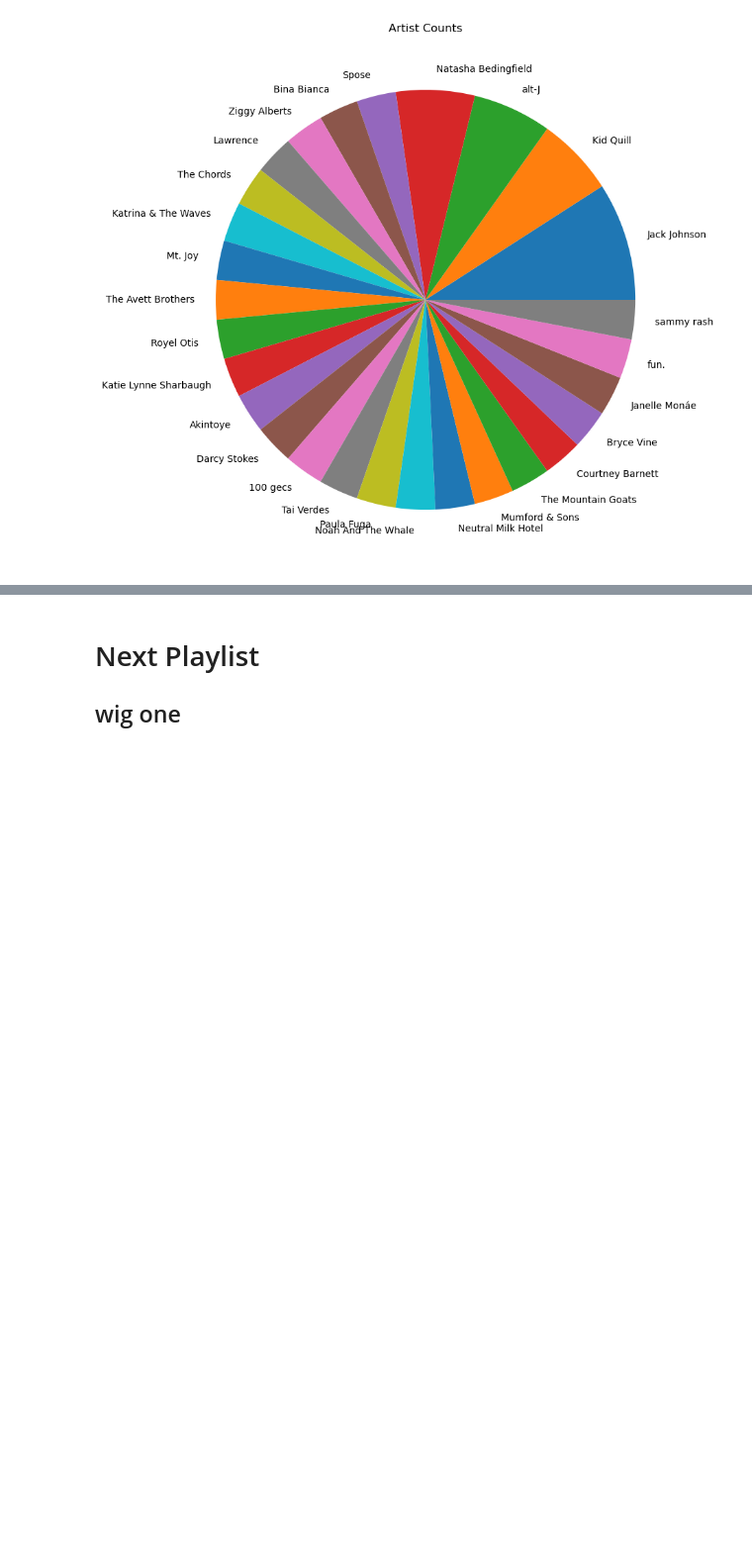
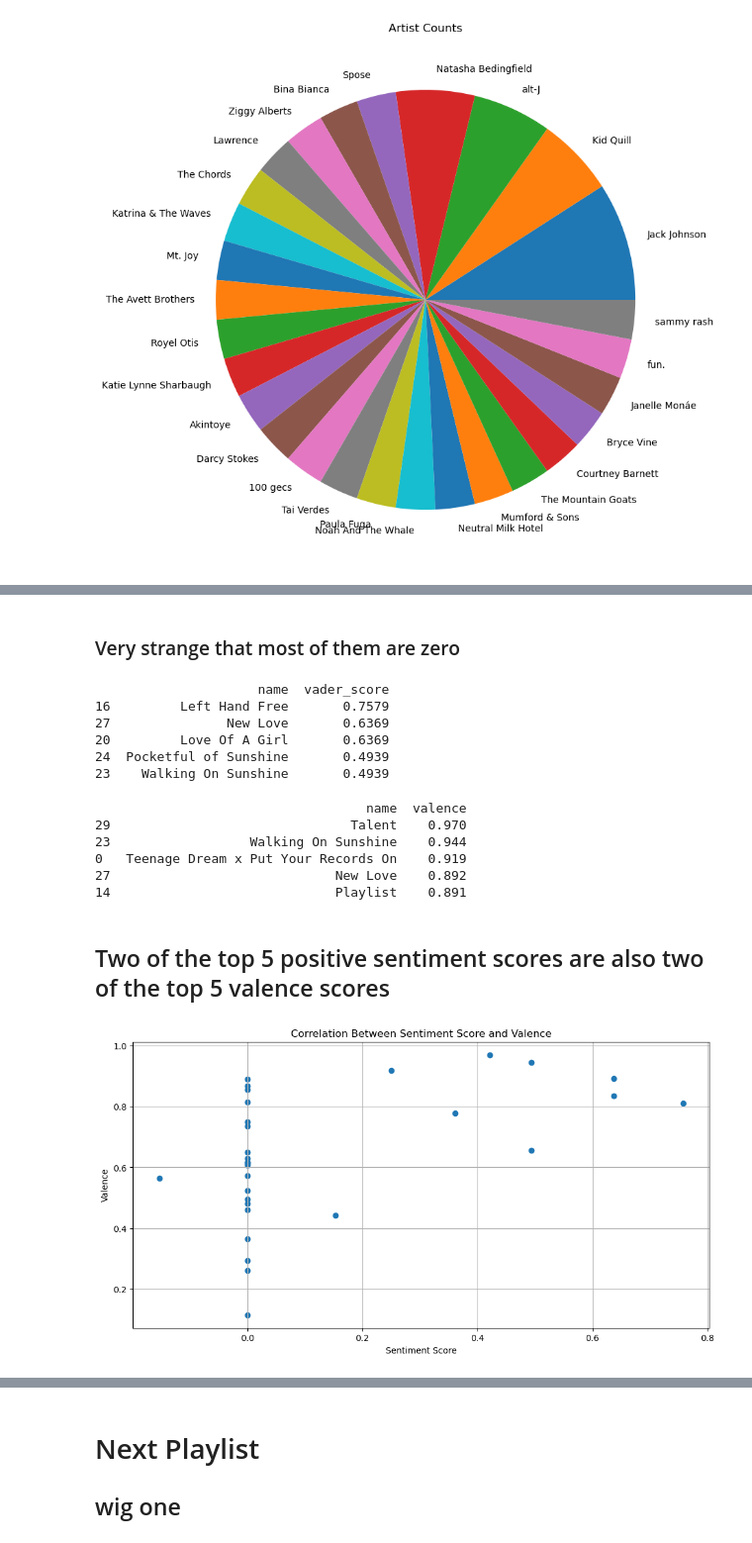
Before and after one commit to daisy-abbott/SpotifyMoodBoard, a Jupyter notebook: playlist.ipynb, the cells around one changed output, grey strips where cells are left out. Shown at 99% size. Saved outputs shown, nothing was run; the diff lists cells and outputs as text; code cells hidden in the pictures; blank space fills up the shorter version.

```diff
--- a/playlist.ipynb
+++ b/playlist.ipynb
@@ -207,0 +326,8 @@ print(color_list)
+# %%
+from nltk.sentiment.vader import SentimentIntensityAnalyzer
+
+# Initialize the VADER sentiment analyzer
+sid = SentimentIntensityAnalyzer()
+
+# Apply VADER sentiment analysis to each tweet track name in playlist
+playlist_df['vader_score'] = playlist_df['name'].apply(lambda tweet: sid.polarity_scores(tweet)['compound'])
@@ -207,0 +355,47 @@ print(color_list)
+# %% [markdown]
+### Very strange that most of them are zero
+# %%
+# pull out top 5 highest vader scores
+
+# Sort the DataFrame by 'vader_score' column in descending order
+top_5_tracks = playlist_df.sort_values(by='vader_score', ascending=False).head(5)
+
+# Select columns
+top_5_tracks = top_5_tracks[['name', 'vader_score']]
+print(top_5_tracks)
+# %% [output]
+                     name  vader_score
+16         Left Hand Free       0.7579
+27               New Love       0.6369
+20         Love Of A Girl       0.6369
+24  Pocketful of Sunshine       0.4939
+23    Walking On Sunshine       0.4939
+# %%
+# Compare this to the top 5 valence scores
+top_5_valence = playlist_df.sort_values(by='valence', ascending=False).head(5)
+
+# Select columns
+top_5_valence = top_5_valence[['name', 'valence']]
+print(top_5_valence)
+# %% [output]
+                                   name  valence
+29                               Talent    0.970
+23                  Walking On Sunshine    0.944
+0   Teenage Dream x Put Your Records On    0.919
+27                             New Love    0.892
+14                             Playlist    0.891
+# %% [markdown]
+## Two of the top 5 positive sentiment scores are also two of the top 5 valence scores
+# %%
+### Correlation between sentiment score and valence
+
+plt.figure(figsize=(12, 6))
+# Plotting danceability and valence
+plt.scatter(playlist_df['vader_score'], playlist_df['valence'])
+plt.title('Correlation Between Sentiment Score and Valence')
+plt.xlabel('Sentiment Score')
+plt.ylabel('Valence')
+plt.grid(True)
+plt.show()
+# %% [output]
+[figure, added]
```
Also changed, not shown: parts of 57 cells of this notebook.
